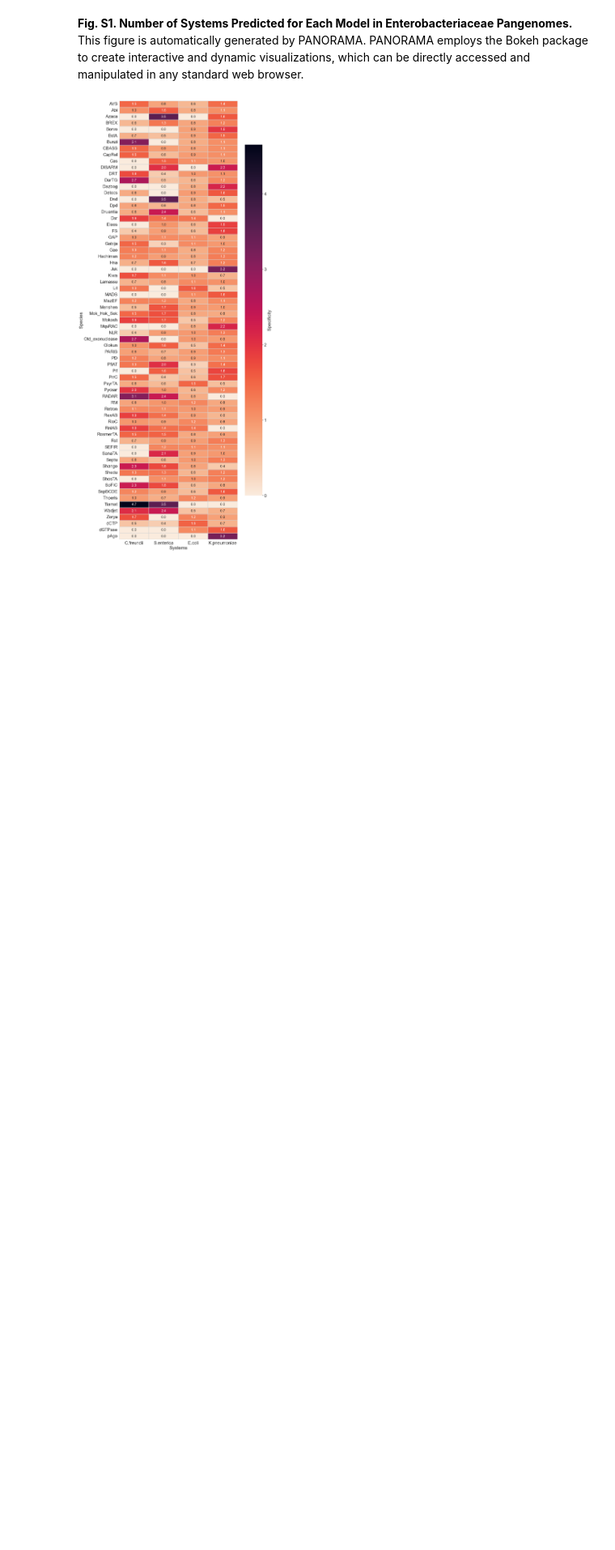
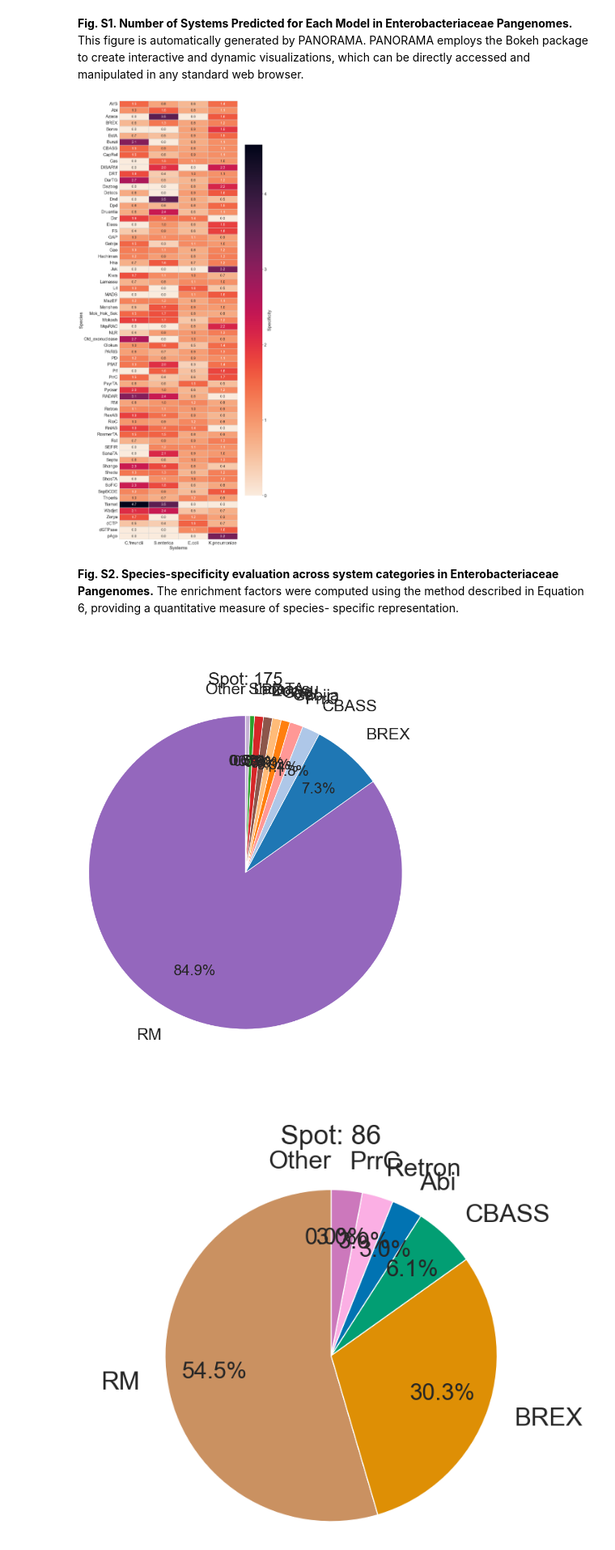
Before and after one commit to jpjarnoux/PANORAMA_article, a Jupyter notebook: main.ipynb, the cells around one changed output. Shown at 81% size. Cells and saved outputs as stored; diff of their text form; code cells hidden in the pictures; blank space fills up the shorter version.

```diff
--- a/main.ipynb
+++ b/main.ipynb
@@ -364,3 +365,35 @@ generate_heatmap(
 )
 # %% [output]
 [figure]
+# %% [markdown]
+**Fig. S2. Species-specificity evaluation across system categories in Enterobacteriaceae Pangenomes.** The
+enrichment factors were computed using the method described in Equation 6, providing a quantitative measure of species-
+specific representation.
+# %%
+import matplotlib.pyplot as plt
+from sources.system_analyses import get_pie_charts_info, plot_pie, create_color_map
+from sources.dev_utils import type2category
+
+
+def draw_pie_chart(sys_data: pd.DataFrame, spot_id: int):
+    top_types_pie, _, spot_type_counts = get_pie_charts_info(sys_data, field="system category", nb_spots=6,
+                                                             nb_slice=10, top_spots=[str(spot_id)])
+    color_map = create_color_map(top_types_pie)
+    spot_data = spot_type_counts.loc[str(spot_id)].drop('total')
+    fig, ax = plt.subplots(figsize=(8, 12))
+    plot_pie(spot_data, color_map, ax, 10, base_fontsize=24)
+    plt.tight_layout()
+    plt.savefig(OUTPUT / "spots_175_coli.png", format='png', dpi=300)
+    plt.savefig(OUTPUT / "spots_175_coli.svg", format='svg')
+
+
+e_coli_systems = pd.read_csv(E_COLI / "systems.tsv", sep="\t")
+e_coli_systems["system category"] = e_coli_systems["system name"].map(type2category)
+draw_pie_chart(e_coli_systems, 175)
+
+s_enterica_systems = pd.read_csv(S_ENTERICA / "systems.tsv", sep="\t")
+s_enterica_systems["system category"] = s_enterica_systems["system name"].map(type2category)
+draw_pie_chart(s_enterica_systems, 86)
+# %% [output]
+[figure, added]
+[figure, added]
```
Also changed, not shown: parts of 2 cells of this notebook.
